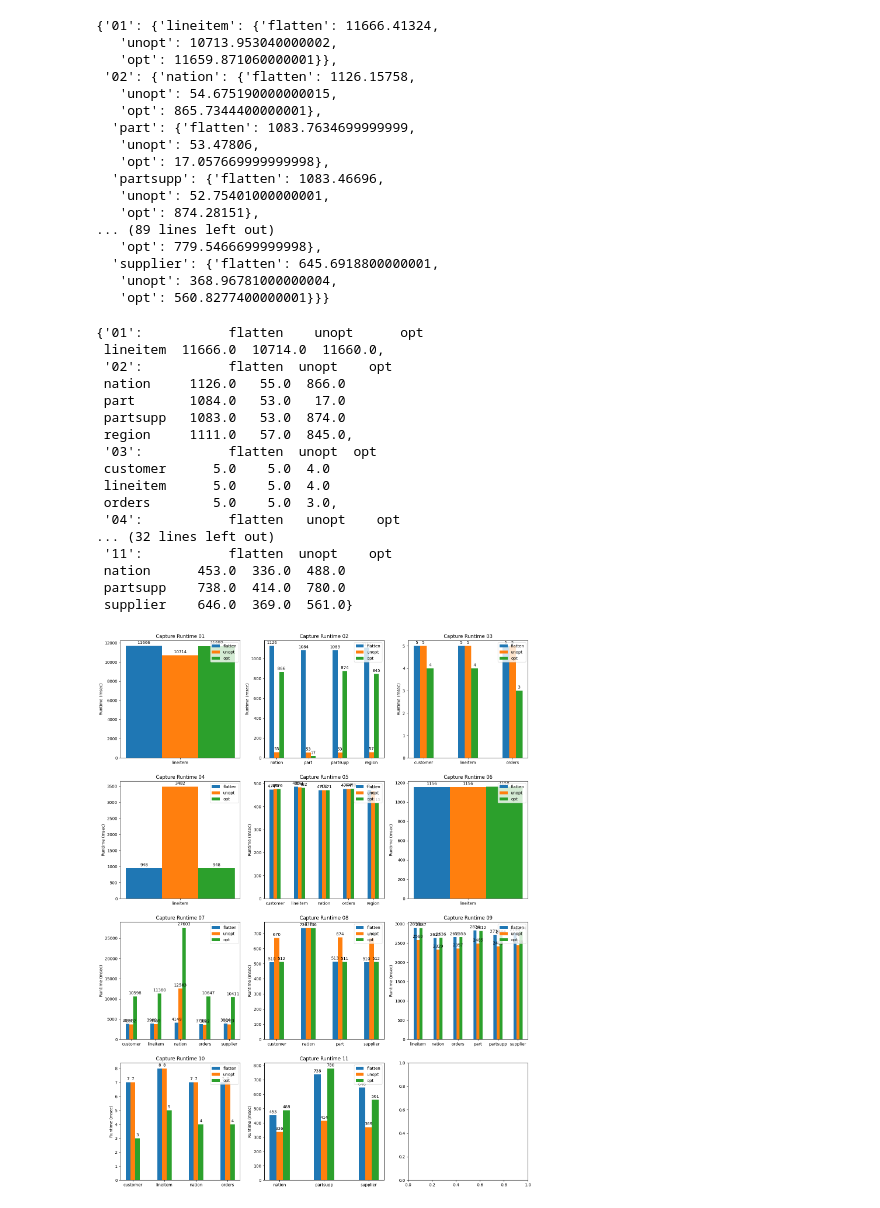
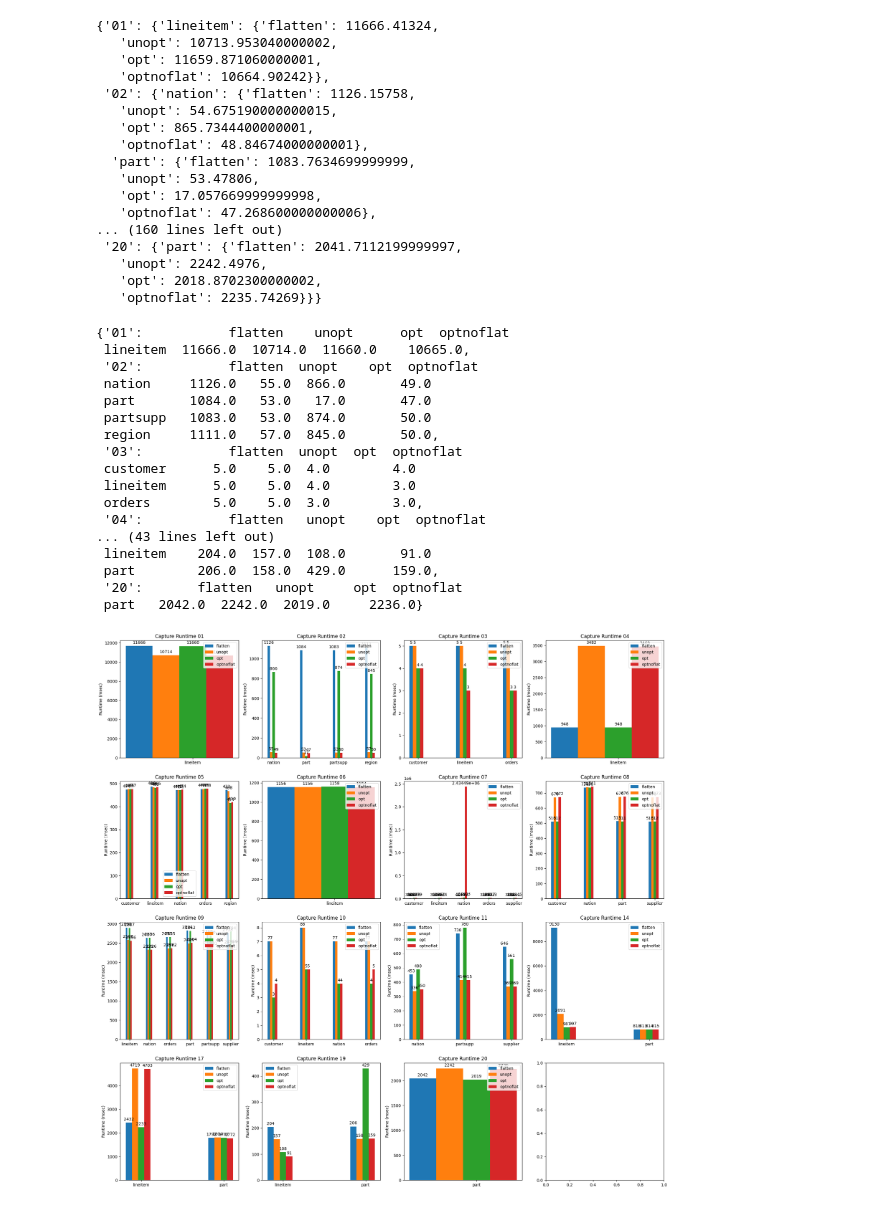
Before and after one commit to lordpretzel/prov_semanticopt_experiment, a Jupyter notebook: plotting.ipynb, the cells around one changed output. Drawn from its saved outputs; the diff is of its cells as text; code cells hidden in the pictures.

```diff
--- a/plotting.ipynb
+++ b/plotting.ipynb
@@ -33,7 +31,7 @@ def calculate_mean(q, method,table):
   df = df.set_axis(["time"], axis=1)
   return df['time'].mean()
 
-allmethods = ['flatten', 'unopt', 'opt'] # ['flatten', 'unopt', 'opt']
+allmethods = ['flatten', 'unopt', 'opt', 'optnoflat'] # ['flatten', 'unopt', 'opt']
 allqueries = ['01','02','03', '04', '05', '06', '07', '08', '09','10','11', '14', '17', '19', '20'] # ,'02','03']
 
 queries = {
@@ -77,21 +75,21 @@ allresult
 # %% [output]
 {'01': {'lineitem': {'flatten': 11666.41324,
    'unopt': 10713.953040000002,
-   'opt': 11659.871060000001}},
+   'opt': 11659.871060000001,
+   'optnoflat': 10664.90242}},
  '02': {'nation': {'flatten': 1126.15758,
    'unopt': 54.675190000000015,
-   'opt': 865.7344400000001},
+   'opt': 865.7344400000001,
+   'optnoflat': 48.84674000000001},
   'part': {'flatten': 1083.7634699999999,
    'unopt': 53.47806,
-   'opt': 17.057669999999998},
-  'partsupp': {'flatten': 1083.46696,
-   'unopt': 52.75401000000001,
-   'opt': 874.28151},
-... (89 lines left out)
-   'opt': 779.5466699999998},
-  'supplier': {'flatten': 645.6918800000001,
-   'unopt': 368.96781000000004,
-   'opt': 560.8277400000001}}}
+   'opt': 17.057669999999998,
+   'optnoflat': 47.268600000000006},
+... (160 lines left out)
+ '20': {'part': {'flatten': 2041.7112199999997,
+   'unopt': 2242.4976,
+   'opt': 2018.8702300000002,
+   'optnoflat': 2235.74269}}}
 # %%
 dfs = {}
 for q in allqueries:
@@ -105,23 +103,23 @@ for q in allqueries:
     dfs[q] = round(dfs[q])
 dfs
 # %% [output]
-{'01':           flatten    unopt      opt
- lineitem  11666.0  10714.0  11660.0,
- '02':           flatten  unopt    opt
- nation     1126.0   55.0  866.0
- part       1084.0   53.0   17.0
- partsupp   1083.0   53.0  874.0
- region     1111.0   57.0  845.0,
- '03':           flatten  unopt  opt
- customer      5.0    5.0  4.0
- lineitem      5.0    5.0  4.0
- orders        5.0    5.0  3.0,
- '04':           flatten   unopt    opt
-... (32 lines left out)
- '11':           flatten  unopt    opt
- nation      453.0  336.0  488.0
- partsupp    738.0  414.0  780.0
- supplier    646.0  369.0  561.0}
+{'01':           flatten    unopt      opt  optnoflat
+ lineitem  11666.0  10714.0  11660.0    10665.0,
+ '02':           flatten  unopt    opt  optnoflat
+ nation     1126.0   55.0  866.0       49.0
+ part       1084.0   53.0   17.0       47.0
+ partsupp   1083.0   53.0  874.0       50.0
+ region     1111.0   57.0  845.0       50.0,
+ '03':           flatten  unopt  opt  optnoflat
+ customer      5.0    5.0  4.0        4.0
+ lineitem      5.0    5.0  4.0        3.0
+ orders        5.0    5.0  3.0        3.0,
+ '04':           flatten   unopt    opt  optnoflat
+... (43 lines left out)
+ lineitem    204.0  157.0  108.0       91.0
+ part        206.0  158.0  429.0      159.0,
+ '20':       flatten   unopt     opt  optnoflat
+ part   2042.0  2242.0  2019.0     2236.0}
 # %%
 def plotquery(q, ax, show=False):
     df = dfs[q]
@@ -132,7 +130,7 @@ def plotquery(q, ax, show=False):
 
     rects = {}
     for i, m in enumerate(series):
-        rects[m] = ax.bar(x - width/2 + (width/2)*i, df[m], width/2, label=m)
+        rects[m] = ax.bar(x - width/2 + (width/4)*i, df[m], width/4, label=m)
         ax.bar_label(rects[m], padding=3)
 
     # Add some text for labels, title and custom x-axis tick labels, etc.
@@ -143,17 +141,18 @@ def plotquery(q, ax, show=False):
     if show:
         plt.show()
 # %%
-x, y = 3,4
+x, y = 4,4
 scale = 6
 plt.rcParams["figure.figsize"] = [scale * x, scale * y]
 fig, axs = plt.subplots(y,x)
 axs = [ item for a in axs for item in a ]
 
 for qpos, q in enumerate(allqueries):
     #fig, axs = plt.subplots()
     plotquery(q, axs[qpos])
 
+os.remove('qplots.pdf')
 plt.savefig('qplots.pdf', format='pdf')
 #fig.tight_layout()
 # %% [output]
-[figure, old version]
+[figure, new version]
```
Also changed, not shown: parts of 2 cells of this notebook.
